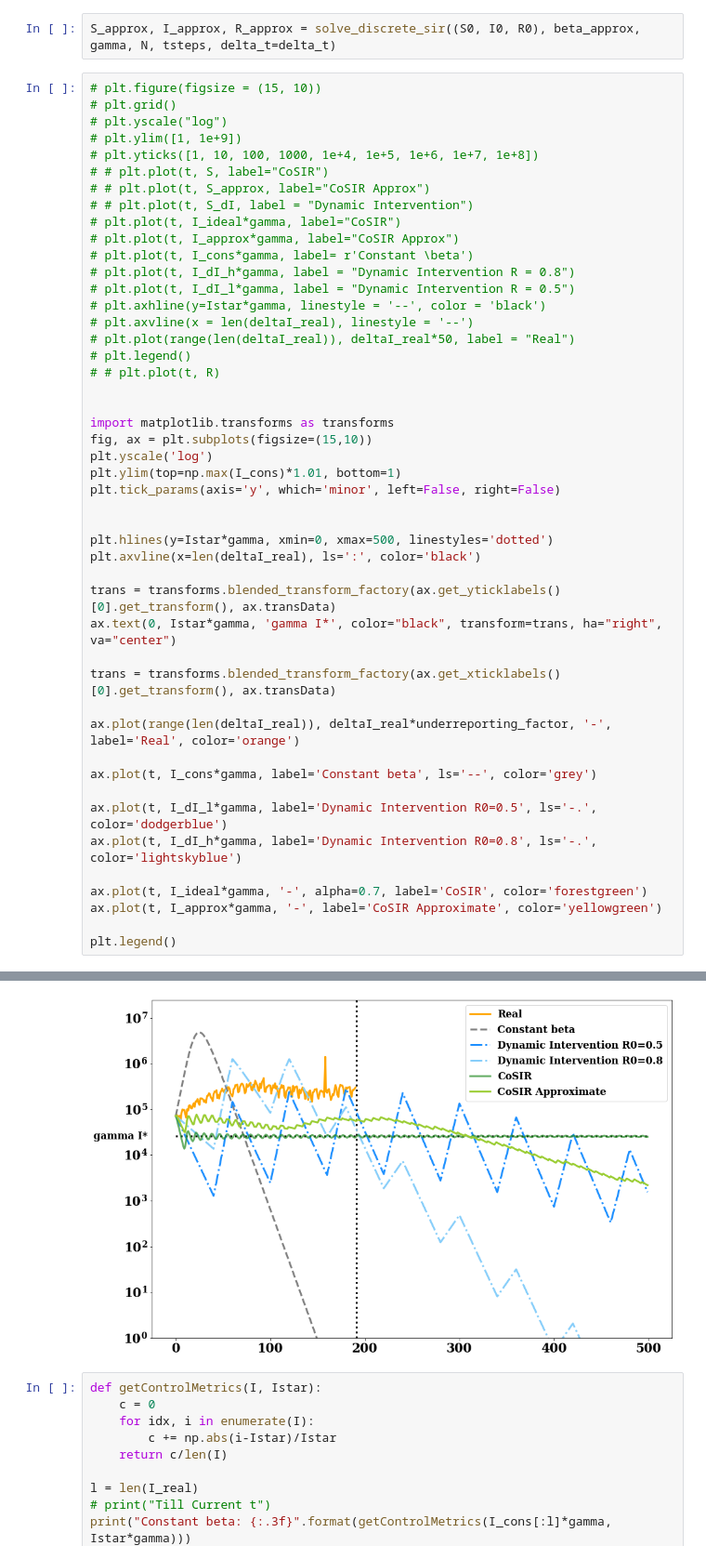
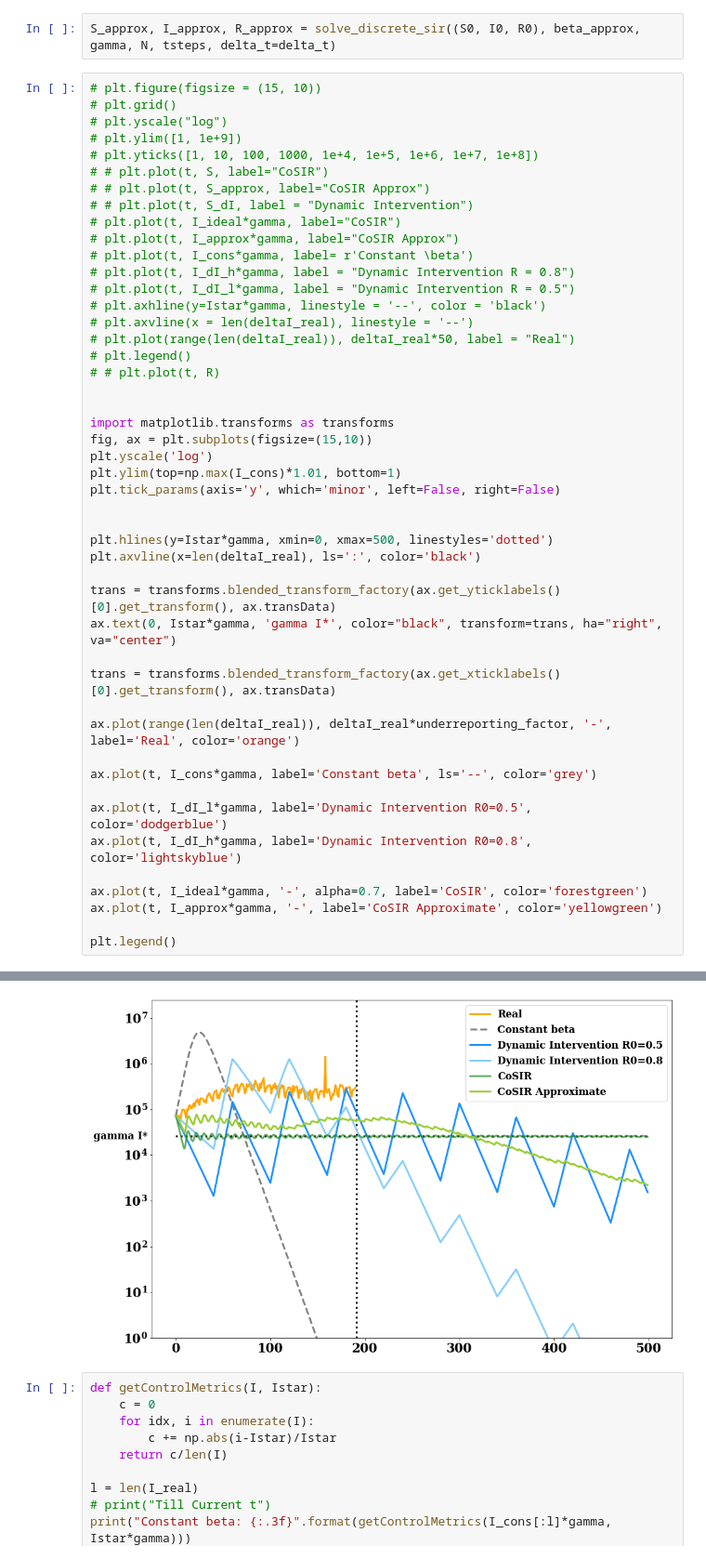
Before and after one commit to dsindiavscovid/CoSIR, a Jupyter notebook: baselines.ipynb, the cells around one changed output, grey strips where cells are left out. Shown at 93% size. Saved outputs shown, nothing was run; the diff lists cells and outputs as text.

```diff
--- a/baselines.ipynb
+++ b/baselines.ipynb
@@ -152,36 +152,36 @@ S_approx, I_approx, R_approx = solve_discrete_sir((S0, I0, R0), beta_approx, gam
 # plt.legend()
 # # plt.plot(t, R)
 
 
 import matplotlib.transforms as transforms
 fig, ax = plt.subplots(figsize=(15,10))
 plt.yscale('log')
 plt.ylim(top=np.max(I_cons)*1.01, bottom=1)
 plt.tick_params(axis='y', which='minor', left=False, right=False)
 
 
 plt.hlines(y=Istar*gamma, xmin=0, xmax=500, linestyles='dotted')
 plt.axvline(x=len(deltaI_real), ls=':', color='black')
 
 trans = transforms.blended_transform_factory(ax.get_yticklabels()[0].get_transform(), ax.transData)
 ax.text(0, Istar*gamma, 'gamma I*', color="black", transform=trans, ha="right", va="center")
 
 trans = transforms.blended_transform_factory(ax.get_xticklabels()[0].get_transform(), ax.transData)
 
 ax.plot(range(len(deltaI_real)), deltaI_real*underreporting_factor, '-', label='Real', color='orange')
 
 ax.plot(t, I_cons*gamma, label='Constant beta', ls='--', color='grey')
 
-ax.plot(t, I_dI_l*gamma, label='Dynamic Intervention R0=0.5', ls='-.', color='dodgerblue')
-ax.plot(t, I_dI_h*gamma, label='Dynamic Intervention R0=0.8', ls='-.', color='lightskyblue')
+ax.plot(t, I_dI_l*gamma, label='Dynamic Intervention R0=0.5', color='dodgerblue')
+ax.plot(t, I_dI_h*gamma, label='Dynamic Intervention R0=0.8', color='lightskyblue')
 
 ax.plot(t, I_ideal*gamma, '-', alpha=0.7, label='CoSIR', color='forestgreen')
 ax.plot(t, I_approx*gamma, '-', label='CoSIR Approximate', color='yellowgreen')
 
 plt.legend()
 # %% [output]
 <matplotlib.legend.Legend at 0x...>
-[figure, old version]
+[figure, new version]
 # %%
 def getControlMetrics(I, Istar):
     c = 0
```
Also changed, not shown: parts of 3 cells of this notebook.
